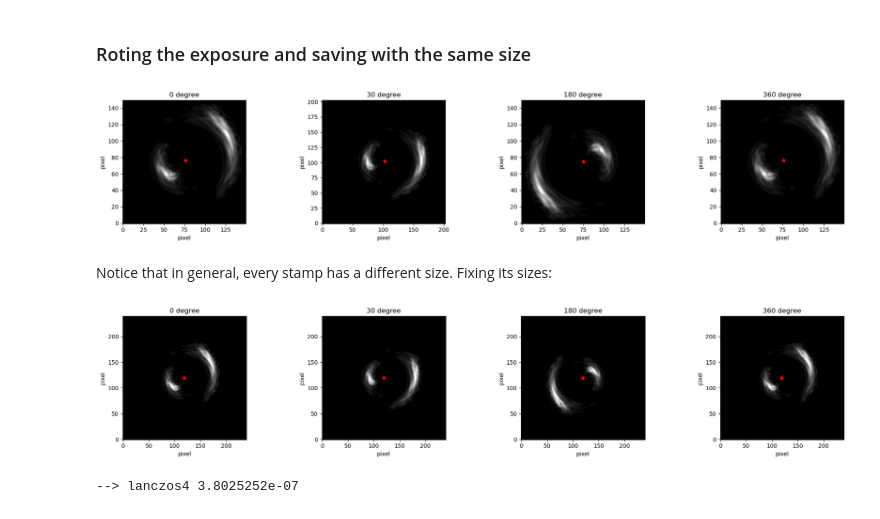
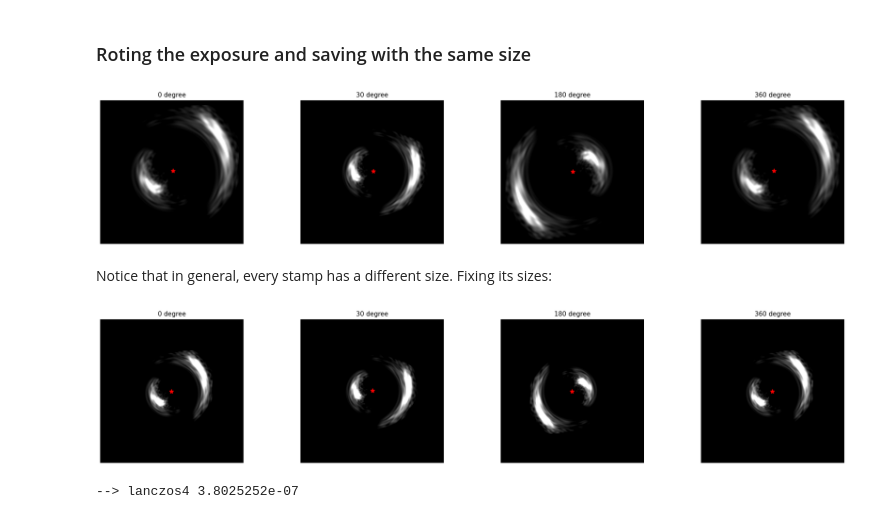
Before and after one commit to Mandy8808/Coadd_VeraRubin, a Jupyter notebook: examples/Testing_rotation_procedure.ipynb, the cells around one changed output. Cells and saved outputs as stored; diff of their text form; code cells hidden in the pictures.

```diff
--- a/examples/Testing_rotation_procedure.ipynb
+++ b/examples/Testing_rotation_procedure.ipynb
@@ -456,0 +13,7 @@ with fits.open(stamp_paths[0]) as hdul:
+# %%
+# showing the data
+print('----> ', stamps_data[0]['type'])
+
+data_stamp = stamps_data[0]['data']
+hdr_stamp = stamps_data[0]['header']
+mask = stamps_data[0]['mask']
@@ -461,10 +26,11 @@ with fits.open(stamp_paths[0]) as hdul:
 center_coord = (np.array(data_stamp.shape)/2).astype(int)
 
 radius_pixels = 60
-cutoutfits, cutout_hdrfits = cutout_fits(data_stamp, hdr_stamp, center_coord, radius_pixels, info=True, ext=0)
+cutoutfits, cutout_hdrfits = vr.cutout_fits(data_stamp, hdr_stamp, center_coord, radius_pixels, info=True, ext=0)
 
+print()
 radius_pixels = 120
-extoutfits, extout_hdrfits = cutout_fits(data_stamp, hdr_stamp, center_coord, radius_pixels, info=True, ext=0)
+extoutfits, extout_hdrfits = vr.cutout_fits(data_stamp, hdr_stamp, center_coord, radius_pixels, info=True, ext=0)
 # %% [output]
 Original shape: (148, 148)
 Cutout shape: (120, 120)
@@ -494,0 +48,17 @@ plot_exposures_with_point(exposures, center_coord,
+# %%
+# ploting
+exposure_ref = vr.fits_to_exposure(data_stamp, hdr_stamp) # Converting to exposure
+exposures = [exposure_ref,
+             vr.fits_to_exposure(cutoutfits, cutout_hdrfits), # Converting to exposure
+             vr.fits_to_exposure(extoutfits, extout_hdrfits) # Converting to exposure
+            ]
+
+center_coord = (np.array(data_stamp.shape)/2).astype(int)
+center_coord = exposure_ref.getWcs().pixelToSky(center_coord[0], center_coord[1])
+
+vr.plot_exposures_full(
+        exposures,
+        center_coord=center_coord,
+        exposures_scale='percentile',
+        titles=['Exposure', 'Reduced', 'Extended'],
+        axeslabels=['pixel', 'pixel'])
@@ -507,21 +79,24 @@ for rotation_angle in angle_list:
     )
 
     # Converting to exposure
-    temp = fits_to_exposure(data_temp, hdr_temp)
+    temp = vr.fits_to_exposure(data_temp, hdr_temp)
 
     rotate_stamps_list.append(temp)
 # %%
 center_coord = exposure_ref.getWcs().pixelToSky(center_coord[0], center_coord[1])
 
 # Making a referential point
 inX, inY = exposure_ref.image.array.shape[0]/2, exposure_ref.image.array.shape[0]/2
 center_coord = exposure_ref.getWcs().pixelToSky(inX, inY)
 
-plot_exposures_with_point(rotate_stamps_list, center_coord,
-                          [str(i) + ' degree' for i in angle_list],
-                          ['pixel', 'pixel'])
+vr.plot_exposures_full(
+        rotate_stamps_list,
+        center_coord=center_coord,
+        exposures_scale='percentile',
+        titles=[str(i) + ' degree' for i in angle_list],
+        axeslabels=['pixel', 'pixel'])
 # %% [output]
-[figure, old version]
+[figure, new version]
 # %% [markdown]
 Notice that in general, every stamp has a different size. Fixing its sizes:
 # %%
@@ -532,10 +107,13 @@ for rot_stamp in rotate_stamps_list:
     cut_rotate_stamps_list.append(cutout_temp)
 # %%
-plot_exposures_with_point(cut_rotate_stamps_list, center_coord,
-                          [str(i) + ' degree' for i in angle_list],
-                          ['pixel', 'pixel'])
+vr.plot_exposures_full(
+        cut_rotate_stamps_list,
+        center_coord=center_coord,
+        exposures_scale='percentile',
+        titles=[str(i) + ' degree' for i in angle_list],
+        axeslabels=['pixel', 'pixel'])
 # %% [output]
-[figure, old version]
+[figure, new version]
 # %%
 # checks rotation procedure
 
```
Also changed, not shown: parts of 14 cells of this notebook, 39 other files.
